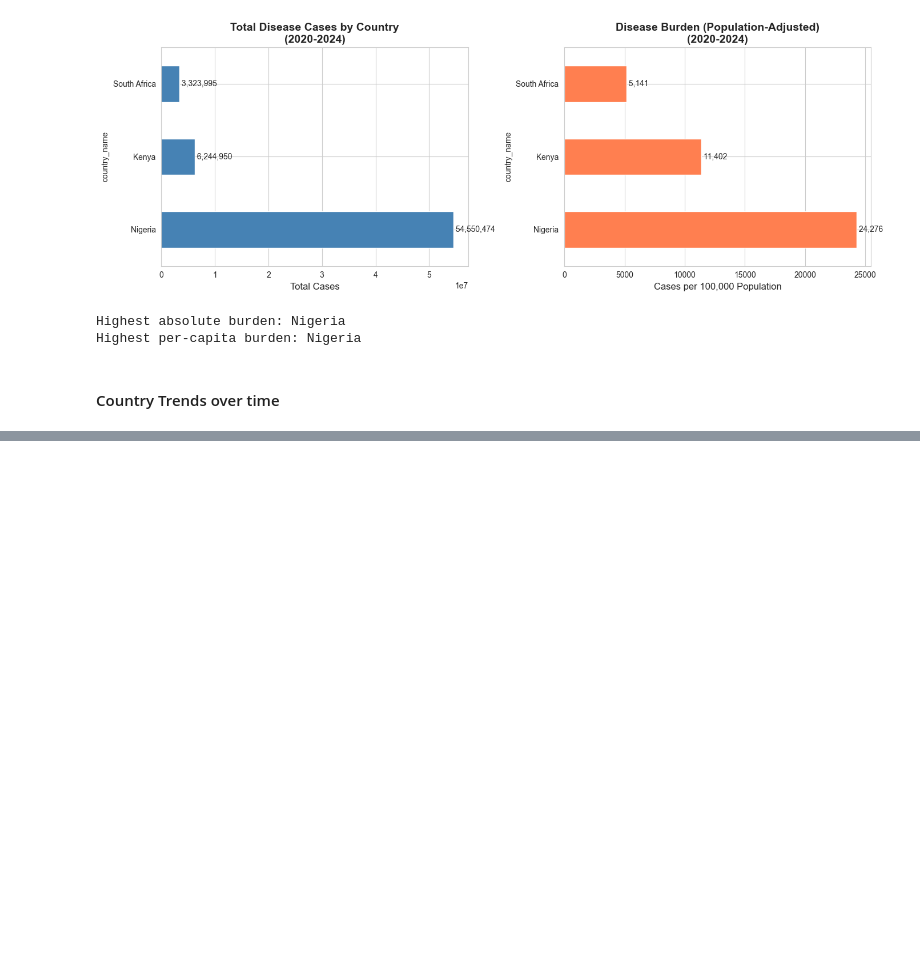
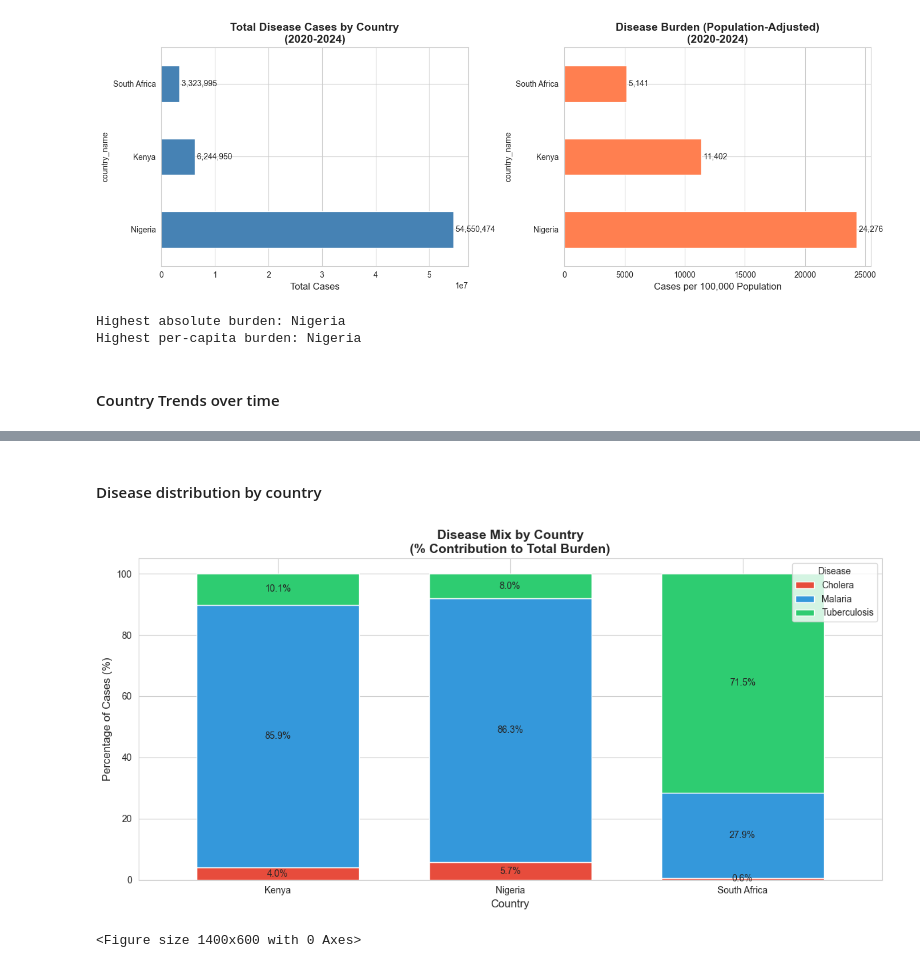
Before and after one commit to Don-Alvin/afrihealth-disease-surveillance, a Jupyter notebook: notebooks/03_geographical_analysis.ipynb, the cells around one changed output, grey strips where cells are left out. Drawn from its saved outputs; the diff is of its cells as text; code cells hidden in the pictures; blank space fills up the shorter version.

```diff
--- a/notebooks/03_geographical_analysis.ipynb
+++ b/notebooks/03_geographical_analysis.ipynb
@@ -107,0 +179,30 @@ Highest per-capita burden: Nigeria
+# %% [markdown]
+#### Disease distribution by country
+# %%
+# Checking which disease dominate each country
+
+disease_by_country = reports_geo.groupby(['country_name', 'disease'])['cases'].sum().reset_index()
+disease_pivot = disease_by_country.pivot(index='country_name', columns='disease', values='cases')
+disease_pivot = disease_pivot.fillna(0)
+
+disease_pct = disease_pivot.div(disease_pivot.sum(axis=1), axis=0) * 100
+
+# Plot
+fig, ax = plt.subplots(figsize=(12, 6))
+
+disease_pct.plot(kind='bar', stacked=True, ax=ax, color=['#e74c3c', '#3498db', '#2ecc71'], width=0.7)
+ax.set_xlabel('Country', fontsize=12)
+ax.set_ylabel('Percentage of Cases (%)', fontsize=12)
+ax.set_title('Disease Mix by Country\n(% Contribution to Total Burden)', fontsize=14, fontweight='bold')
+ax.legend(title='Disease')
+ax.set_xticklabels(disease_pct.index, rotation=0)
+
+for container in ax.containers:
+    ax.bar_label(container, fmt='%.1f%%', label_type='center', fontsize=10)
+
+plt.tight_layout()
+plt.show()
+plt.savefig('../src/images/disease_distribution_country.png')
+# %% [output]
+[figure, added]
+<Figure size 1400x600 with 0 Axes>
```
Also changed, not shown: parts of 3 cells of this notebook, 3 other files.
